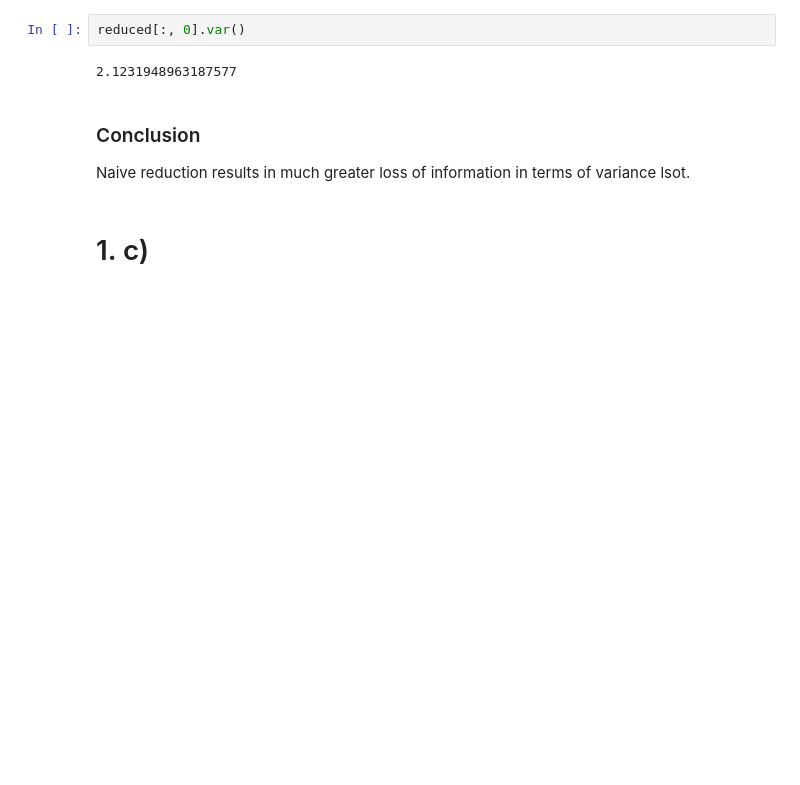
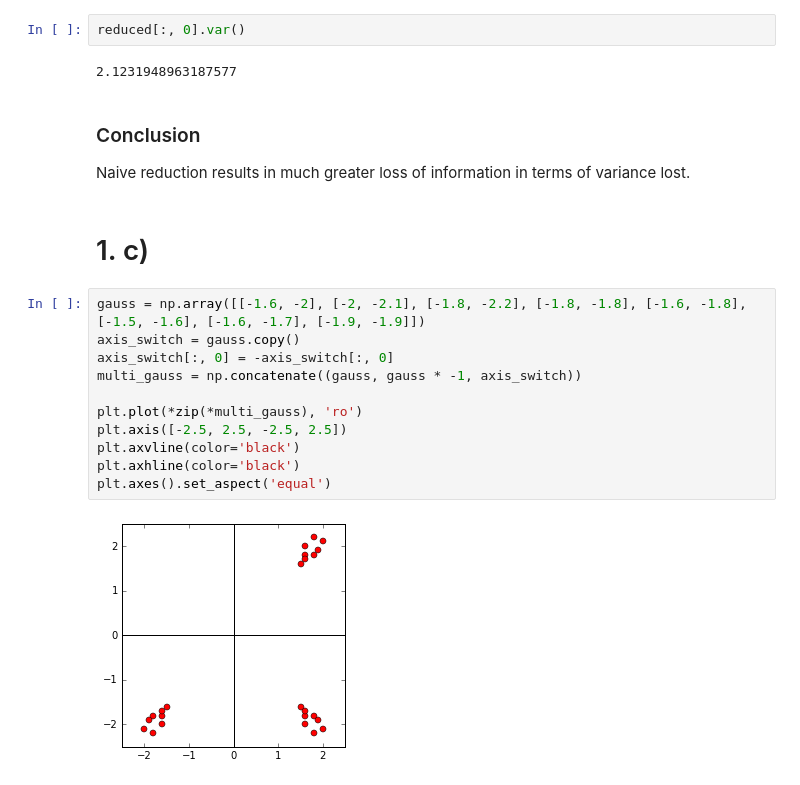
Before and after one commit to busfahren/bda, a Jupyter notebook: Exercise 2.ipynb, the cells around one changed output. Saved outputs shown, nothing was run; the diff lists cells and outputs as text; blank space fills up the shorter version.

```diff
--- a/Exercise 2.ipynb
+++ b/Exercise 2.ipynb
@@ -135,6 +135,19 @@ reduced[:, 0].var()
 2.1231948963187577
 # %% [markdown]
 ### Conclusion
-Naive reduction results in much greater loss of information in terms of variance lsot.
+Naive reduction results in much greater loss of information in terms of variance lost.
 # %% [markdown]
 # 1. c)
+# %%
+gauss = np.array([[-1.6, -2], [-2, -2.1], [-1.8, -2.2], [-1.8, -1.8], [-1.6, -1.8], [-1.5, -1.6], [-1.6, -1.7], [-1.9, -1.9]])
+axis_switch = gauss.copy()
+axis_switch[:, 0] = -axis_switch[:, 0]
+multi_gauss = np.concatenate((gauss, gauss * -1, axis_switch))
+
+plt.plot(*zip(*multi_gauss), 'ro')
+plt.axis([-2.5, 2.5, -2.5, 2.5])
+plt.axvline(color='black')
+plt.axhline(color='black')
+plt.axes().set_aspect('equal')
+# %% [output]
+[figure, added]
```
Also changed, not shown: parts of 4 cells of this notebook.
